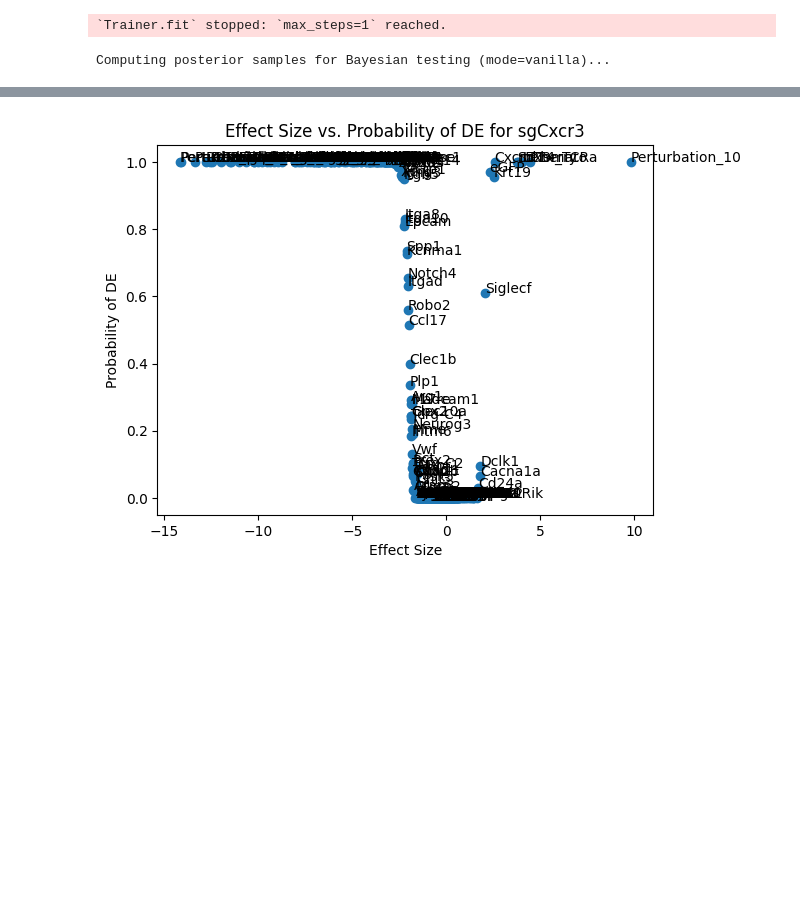
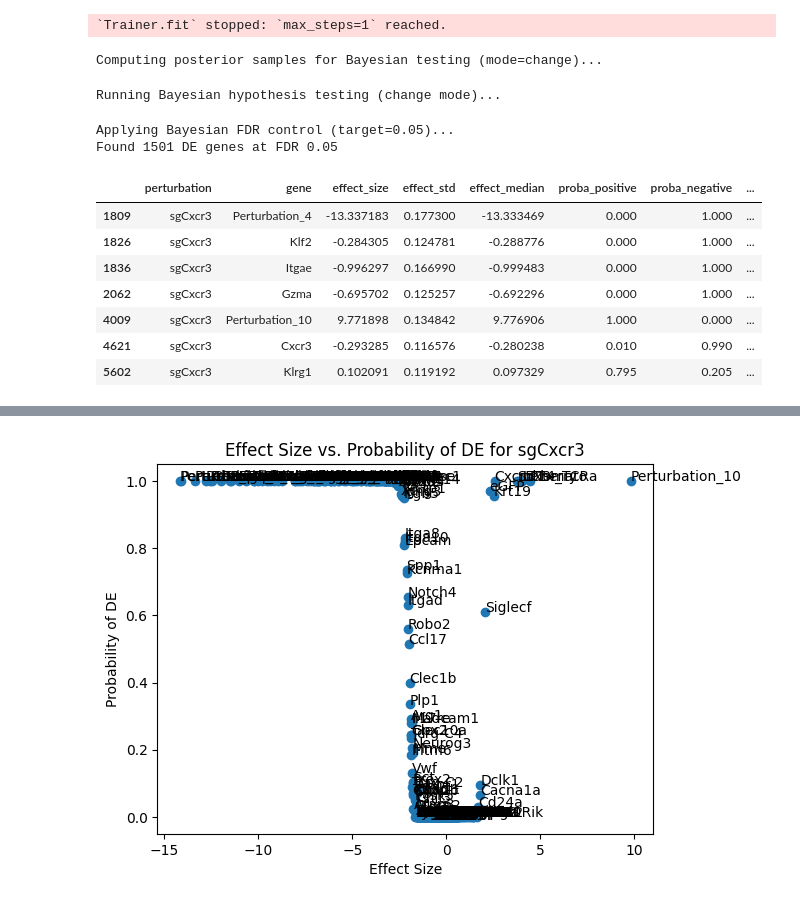
Before and after one commit to amonell/scvi-tools, a Jupyter notebook: resolve_perurb_tests/test1.ipynb, the cells around one changed output, grey strips where cells are left out. Cells and saved outputs as stored; diff of their text form; code cells hidden in the pictures; blank space fills up the shorter version.

```diff
--- a/resolve_perurb_tests/test1.ipynb
+++ b/resolve_perurb_tests/test1.ipynb
@@ -93,19 +93,33 @@ celltype = 'CD8 T Cells'
 cell_indices = np.where(query_adata.obs['guide_rnas'] == 'sgCd19')[0]
 # %%
 #use mode vanilla for no threshold specified.
+# de_results = supervised_resolvi.get_perturbation_de(
+#     indices=cell_indices,
+#     mode="vanilla",           # Bayesian thresholded-null testing
+#     fdr_target=0.05,        # Target false discovery rate
+#     n_samples=200          # Posterior samples for testing
+# )
 de_results = supervised_resolvi.get_perturbation_de(
     indices=cell_indices,
-    mode="vanilla",           # Bayesian thresholded-null testing
+    mode="change",           # Bayesian thresholded-null testing
+    delta=2,             # Effect size threshold (log2 FC)
     fdr_target=0.05,        # Target false discovery rate
-    n_samples=200          # Posterior samples for testing
+    n_samples=200,          # Posterior samples for testing
+    use_mixture_posterior=True,  # Most rigorous (like scVI)
 )
-# de_results = supervised_resolvi.get_perturbation_de(
-#     indices=cell_indices,
-#     mode="change",           # Bayesian thresholded-null testing
-#     delta=2,             # Effect size threshold (log2 FC)
-#     fdr_target=0.05,        # Target false discovery rate
-#     n_samples=200,          # Posterior samples for testing
-#     use_mixture_posterior=True,  # Most rigorous (like scVI)
-# )
 # %% [output]
-Computing posterior samples for Bayesian testing (mode=vanilla)...
+Computing posterior samples for Bayesian testing (mode=change)...
+Running Bayesian hypothesis testing (change mode)...
+Applying Bayesian FDR control (target=0.05)...
+Found 1501 DE genes at FDR 0.05
+# %%
+de_results[(de_results['perturbation'] == 'sgCxcr3') & (de_results['gene'].isin(['Cxcr3', 'Itgae', 'Gzma', 'Klrg1', 'Klf2', 'Perturbation_4', 'Perturbation_10']))]
+# %% [output]
+|  | perturbation | gene | effect_size | effect_std | effect_median | proba_positive | proba_negative | ... |
+| 1809 | sgCxcr3 | Perturbation_4 | -13.337183 | 0.177300 | -13.333469 | 0.000 | 1.000 | ... |
+| 1826 | sgCxcr3 | Klf2 | -0.284305 | 0.124781 | -0.288776 | 0.000 | 1.000 | ... |
+| 1836 | sgCxcr3 | Itgae | -0.996297 | 0.166990 | -0.999483 | 0.000 | 1.000 | ... |
+| 2062 | sgCxcr3 | Gzma | -0.695702 | 0.125257 | -0.692296 | 0.000 | 1.000 | ... |
+| 4009 | sgCxcr3 | Perturbation_10 | 9.771898 | 0.134842 | 9.776906 | 1.000 | 0.000 | ... |
+| 4621 | sgCxcr3 | Cxcr3 | -0.293285 | 0.116576 | -0.280238 | 0.010 | 0.990 | ... |
+| 5602 | sgCxcr3 | Klrg1 | 0.102091 | 0.119192 | 0.097329 | 0.795 | 0.205 | ... |
```
Also changed, not shown: parts of 5 cells of this notebook.
